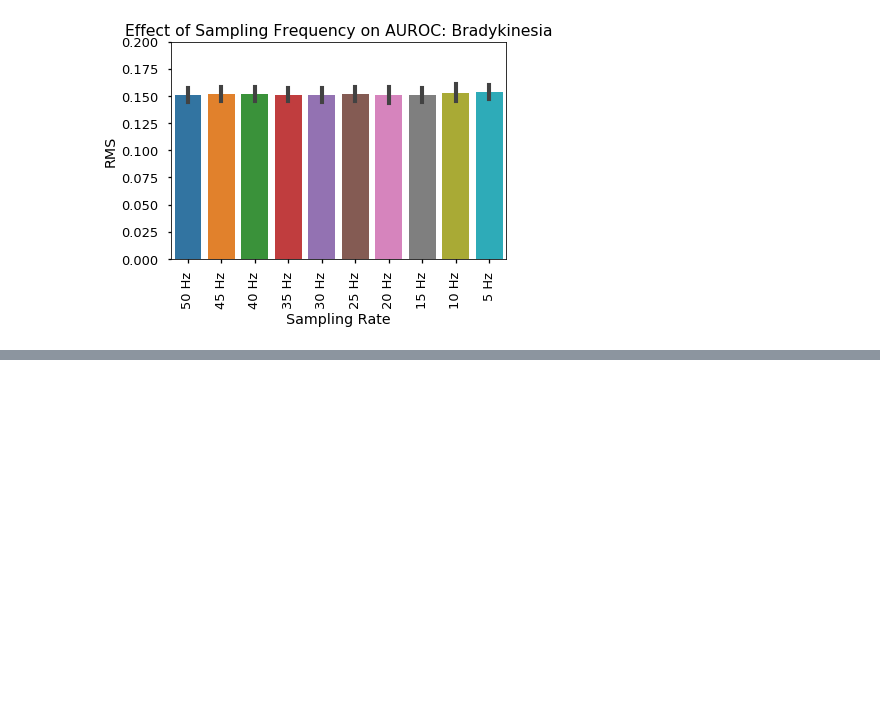
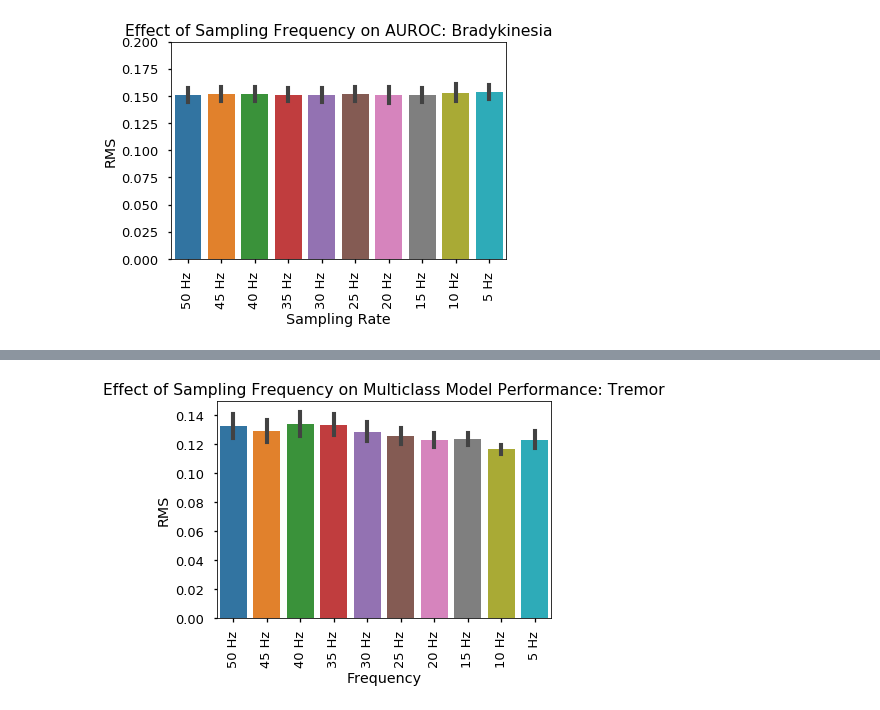
Before and after one commit to sanjeev-tv/CIS-PD, a Jupyter notebook: Downsampling Analysis.ipynb, the cells around one changed output, grey strips where cells are left out. Cells and saved outputs as stored; diff of their text form; code cells hidden in the pictures; blank space fills up the shorter version.

```diff
--- a/Downsampling Analysis.ipynb
+++ b/Downsampling Analysis.ipynb
@@ -1183,0 +1386,4 @@ plt.savefig('Results/Downsample/RegressorSensorBrady.png',format='png',dpi=1000)
+# %%
+barplotFeatures(results,'watch','Tremor','Multiclass')
+# %% [output]
+[figure, added]
```
Also changed, not shown: parts of 16 cells of this notebook.
